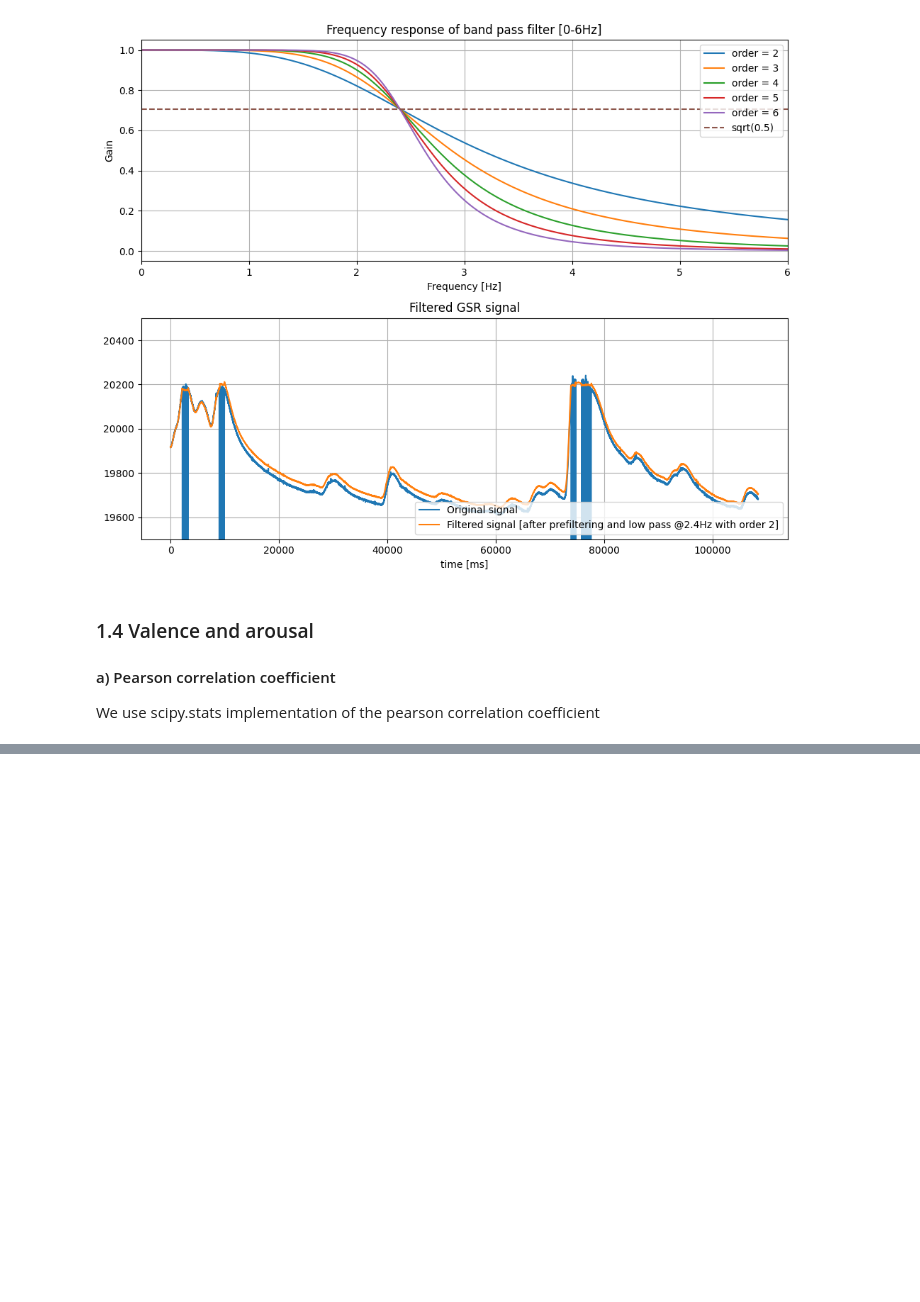
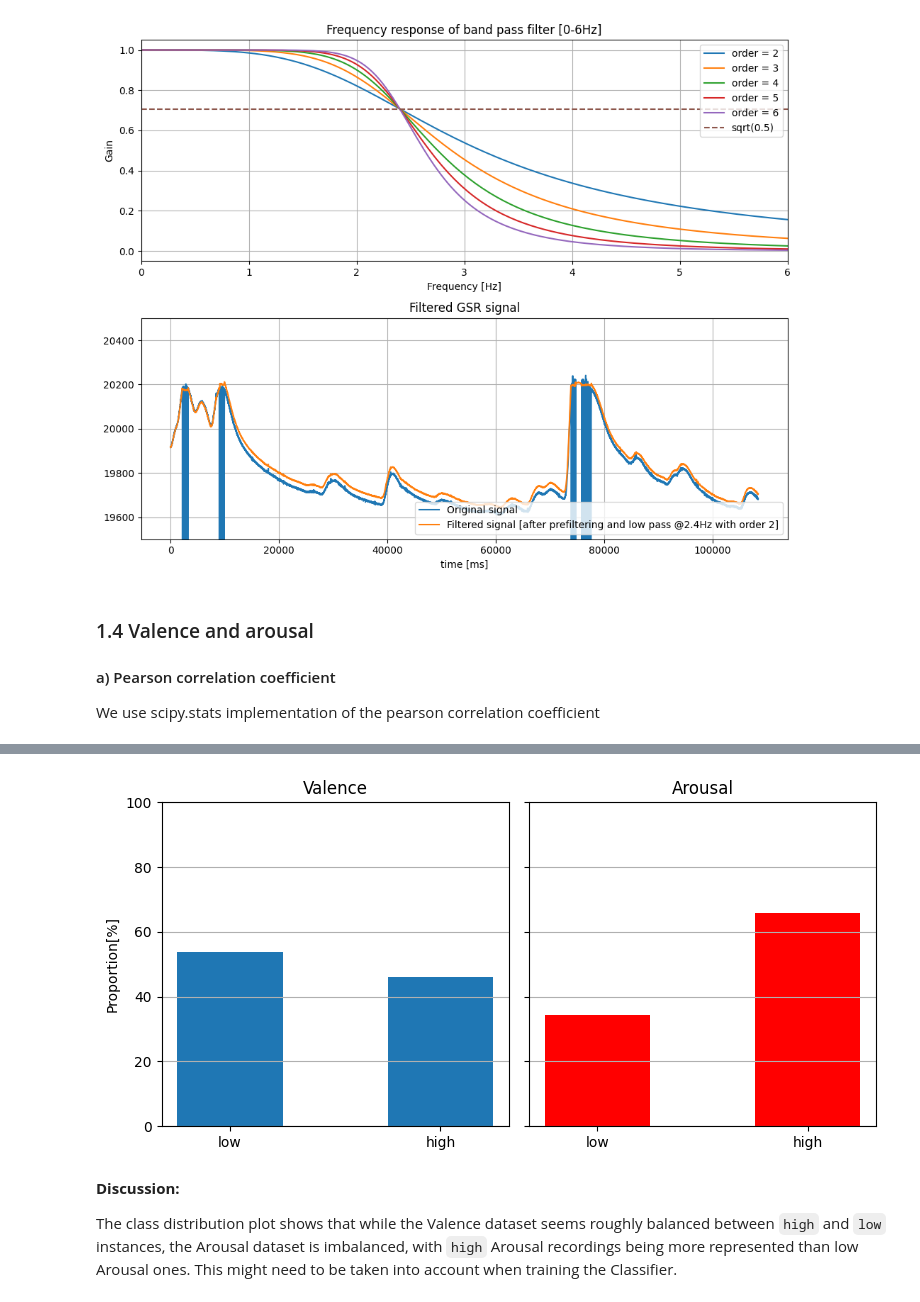
Before and after one commit to massimoalbarello/ubi-comp, a Jupyter notebook: project_2/project_2.ipynb, the cells around one changed output, grey strips where cells are left out. Cells and saved outputs as stored; diff of their text form; code cells hidden in the pictures; blank space fills up the shorter version.

````diff
--- a/project_2/project_2.ipynb
+++ b/project_2/project_2.ipynb
@@ -512,0 +458,27 @@ plt.show()
+# %%
+valence_dist = (valence_all>0).astype(int)
+arousal_dist = (arousal_all>3).astype(int)
+
+v_class, v_counts = np.unique(valence_dist, return_counts=True)
+a_class, a_counts = np.unique(arousal_dist, return_counts=True)
+
+fig, ax = plt.subplots(nrows=1,ncols=2,figsize=(8, 4), sharey=True)
+
+
+ax[0].bar(v_class, 100*v_counts/np.sum(v_counts), 0.5, tick_label=['low','high'])
+ax[0].set_ylim(0,100)
+ax[0].set_title('Valence')
+ax[0].set_ylabel('Proportion[%]')
+ax[0].grid(axis='y')
+ax[1].bar(a_class,100*a_counts/np.sum(a_counts),0.5, tick_label=['low','high'],color='red')
+ax[1].set_title('Arousal')
+ax[1].grid(axis='y')
+plt.tight_layout()
+
+plt.show()
+# %% [output]
+[figure, added]
+# %% [markdown]
+**Discussion:**
+
+The class distribution plot shows that while the Valence dataset seems roughly balanced between ```high``` and ```low``` instances, the Arousal dataset is imbalanced, with ```high``` Arousal recordings being more represented than low Arousal ones. This might need to be taken into account when training the Classifier.
````
Also changed, not shown: parts of 5 cells of this notebook.
